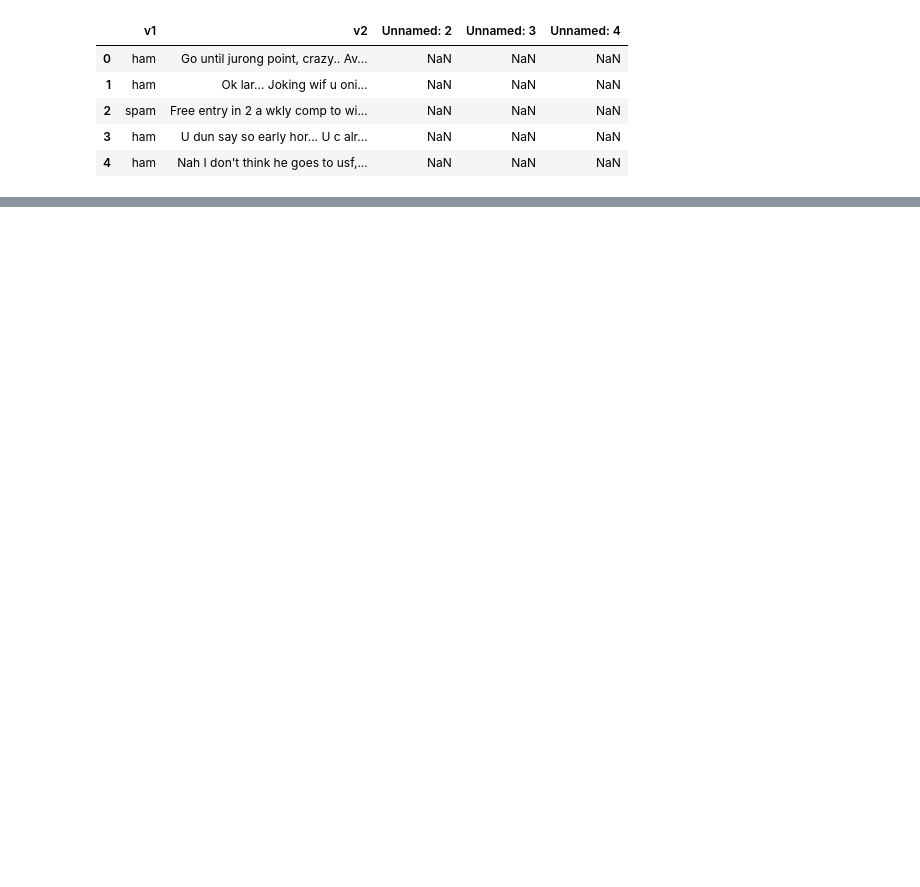
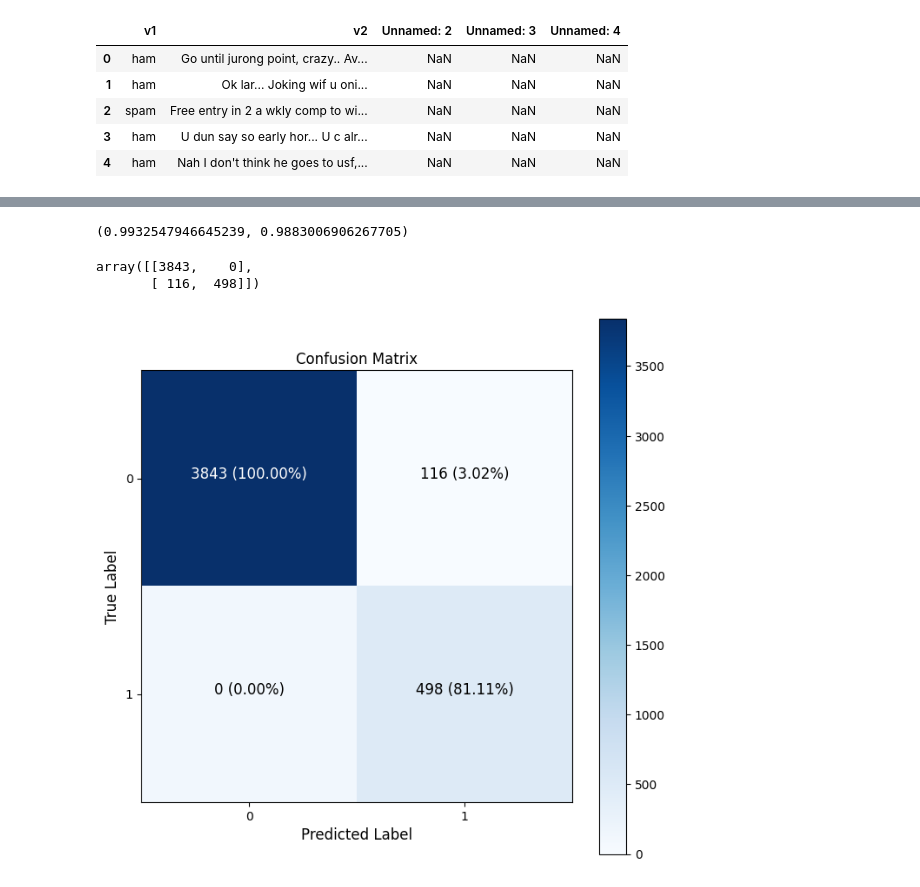
Before and after one commit to chineidu/NLP-Tutorial, a Jupyter notebook: notebook/04_ML_models/01_spam_detection.ipynb, the cells around one changed output, grey strips where cells are left out. Saved outputs shown, nothing was run; the diff lists cells and outputs as text; code cells hidden in the pictures; blank space fills up the shorter version.

```diff
--- a/notebook/04_ML_models/01_spam_detection.ipynb
+++ b/notebook/04_ML_models/01_spam_detection.ipynb
@@ -70,0 +82,12 @@ data.head()
+# %%
+# Split the data into train and validation data
+RANDOM_STATE = 123
+TEST_SIZE = 0.2
+
+X = data["text"]
+y = data["label"]
+
+X_train, X_validation, y_train, y_validation = train_test_split(
+    X, y, test_size=TEST_SIZE, random_state=RANDOM_STATE
+)
+X_train.shape, X_validation.shape
@@ -70,0 +96,27 @@ data.head()
+# %%
+# Vectorize the data
+from sklearn.feature_extraction.text import CountVectorizer, TfidfVectorizer
+
+# Init
+tfidf = TfidfVectorizer(encoding="ISO-8859-1")
+# tfidf = TfidfVectorizer(decode_error="ignore")
+
+# Fit
+X_train_vec = tfidf.fit_transform(X_train)
+X_validation_vec = tfidf.transform(X_validation)
+# %%
+from sklearn.naive_bayes import MultinomialNB
+from sklearn import metrics
+
+# Init
+mnb = MultinomialNB()
+
+# Fit
+mnb.fit(X_train_vec, y_train)
+
+# Make predictions
+y_pred_train = mnb.predict(X_train_vec)
+y_proba_train = mnb.predict_proba(X_train_vec)[:, 1]
+
+y_pred_validation = mnb.predict(X_validation_vec)
+y_proba_validation = mnb.predict_proba(X_validation_vec)[:, 1]
@@ -70,0 +153,23 @@ data.head()
+# %%
+# AUC Score
+auc_score_train = metrics.roc_auc_score(y_true=y_train, y_score=y_proba_train)
+auc_score_validation = metrics.roc_auc_score(
+    y_true=y_validation, y_score=y_proba_validation
+)
+
+auc_score_train, auc_score_validation
+# %% [output]
+(0.9932547946645239, 0.9883006906267705)
+# %%
+# Confusion Matrix
+conf_mat_train = metrics.confusion_matrix(y_true=y_train, y_pred=y_pred_train)
+conf_mat_train
+# %% [output]
+array([[3843,    0],
+       [ 116,  498]])
+# %%
+from src.metrics import plot_confusion_matrix
+
+plot_confusion_matrix(y_true=y_train, y_pred=y_pred_train, figsize=(8, 8))
+# %% [output]
+[figure, added]
```
Also changed, not shown: parts of 15 cells of this notebook, 2 other files.
